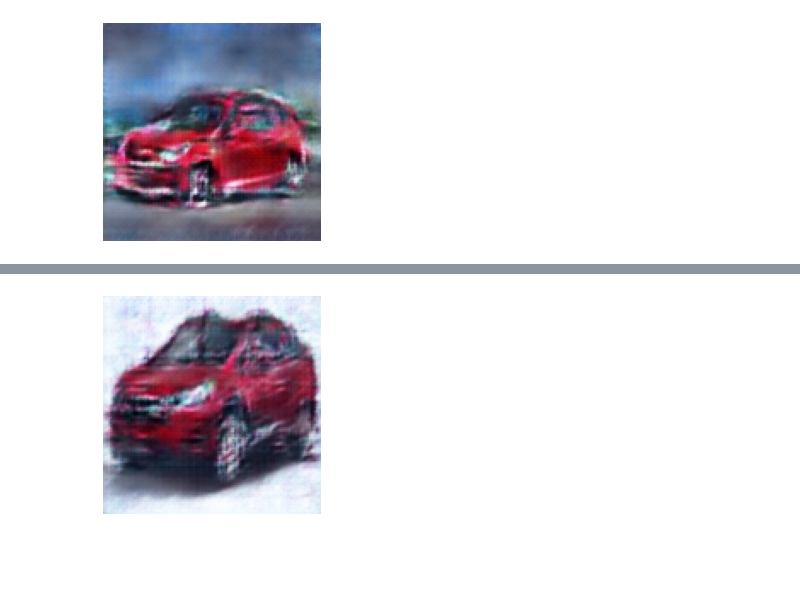
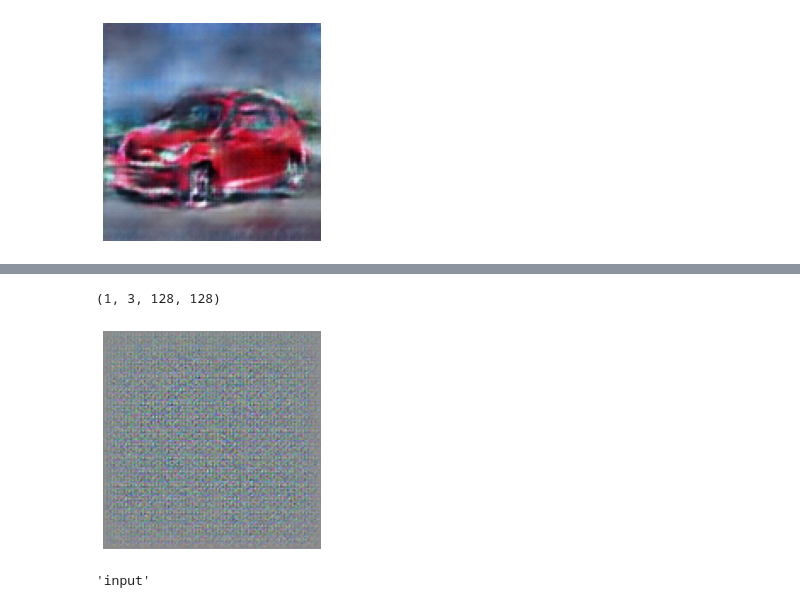
Before and after one commit to eip4-mars/EIP4P2, a Jupyter notebook: Session7/Sess7_Cars_VAE.ipynb, the cells around one changed output, grey strips where cells are left out. Saved outputs shown, nothing was run; the diff lists cells and outputs as text; code cells hidden in the pictures; blank space fills up the shorter version.

```diff
--- a/Session7/Sess7_Cars_VAE.ipynb
+++ b/Session7/Sess7_Cars_VAE.ipynb
@@ -430,15 +436,48 @@ def denorm_numpy(x):
 
 def to_numpy(tensor):
     return tensor.detach().cpu().numpy() if tensor.requires_grad else tensor.cpu().numpy()
+
+def plot_out(out):
+    plt.figure(figsize=(4, 4))
+    plt.imshow(out)
+    plt.axis('off')
+    plt.grid('off')
+# %%
+from PIL import Image
+rand_in = np.random.random(size=(1, 64, 1, 1)).astype(np.float32)
+type(rand_in)
+
+im = Image.open("/content/redcar_1.jpg").convert('RGB').resize((128,128))
+im
+
+transformations = transforms.Compose([
+                    transforms.Resize((128)),
+                    transforms.ToTensor(),
+                    transforms.Normalize(mean=[0.485, 0.456, 0.406], std=[0.229, 0.224, 0.225]),
+                    ])
+
+in_tensor = transformations(im).unsqueeze(0)
+
+
+np_im = np.array(im).astype(np.float32)
+np_im = np.moveaxis(np_im, 2 ,0)
+np_im = np.expand_dims(np_im, 0)
+# %%
+np_im.shape
+# %% [output]
+(1, 3, 128, 128)
 # %%
 import onnxruntime
-rand_in = np.random.random(size=(1, 64, 1, 1)).astype(np.float32)
-ort_session = onnxruntime.InferenceSession("DCGAN_cars.onnx")
-ort_inputs = {ort_session.get_inputs()[0].name: rand_in}
+ort_session = onnxruntime.InferenceSession("VAE_cars.onnx")
+ort_inputs = {ort_session.get_inputs()[0].name: np_im}
 ort_outs = ort_session.run(None, ort_inputs)[0]
 
 out = denorm_numpy(ort_outs[0])
 out = np.moveaxis(out, 0, 2)
 plot_out(out)
 # %% [output]
-[figure, old version]
+[figure, new version]
+# %%
+ort_session.get_inputs()[0].name
+# %% [output]
+'input'
```
Also changed, not shown: parts of 9 cells of this notebook.
